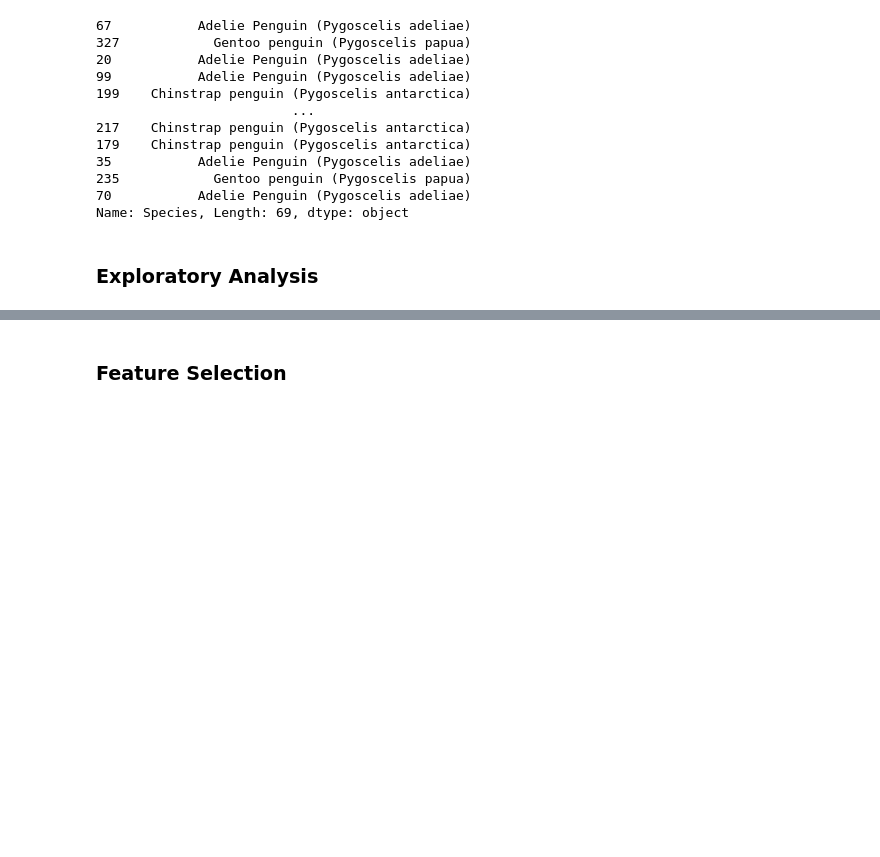
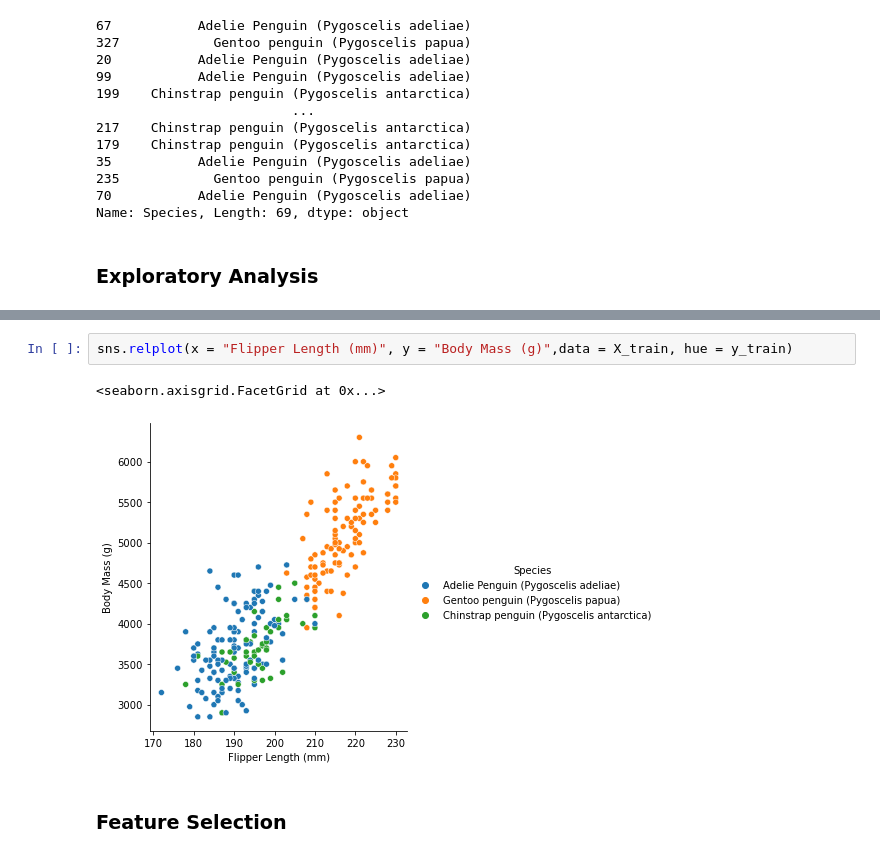
Before and after one commit to ryankkien/penguinsproject, a Jupyter notebook: penguinsproject.ipynb, the cells around one changed output, grey strips where cells are left out. Saved outputs shown, nothing was run; the diff lists cells and outputs as text; blank space fills up the shorter version.

```diff
--- a/penguinsproject.ipynb
+++ b/penguinsproject.ipynb
@@ -58,3 +66,8 @@ InvalidIndexError: (slice(None, None, None), None)
+# %%
+sns.relplot(x = "Flipper Length (mm)", y = "Body Mass (g)",data = X_train, hue = y_train)
+# %% [output]
+<seaborn.axisgrid.FacetGrid at 0x...>
+[figure, added]
 # %% [markdown]
 ### Feature Selection
 # %% [markdown]
```
Also changed, not shown: parts of 3 cells of this notebook.
